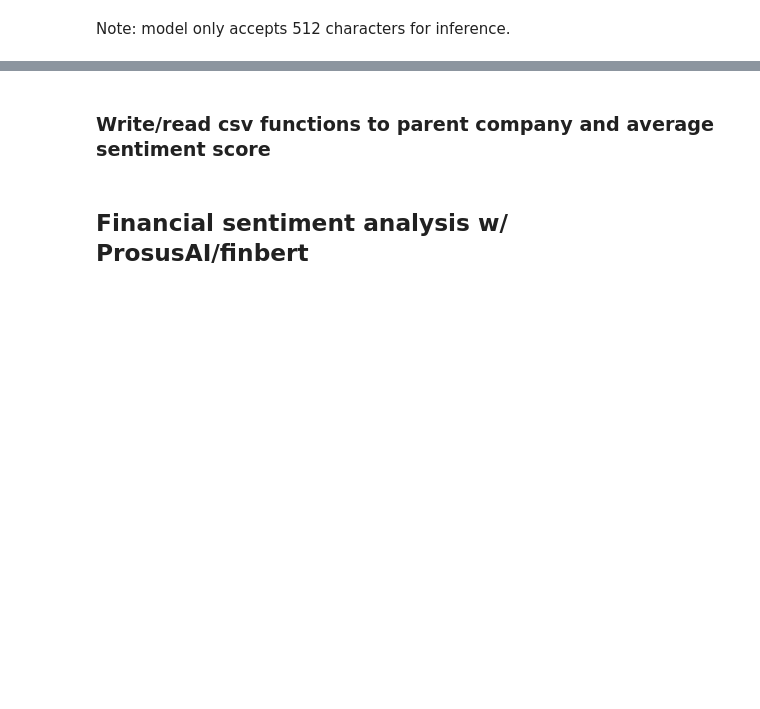
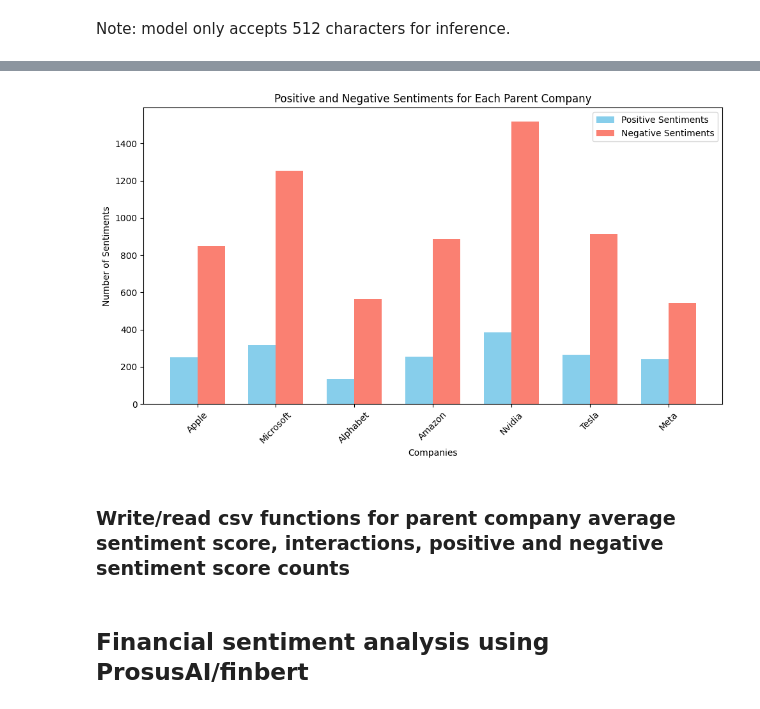
Before and after one commit to gulnuravci/financial_sentiment_analysis, a Jupyter notebook: reddit_sentiment_analysis.ipynb, the cells around one changed output, grey strips where cells are left out. Drawn from its saved outputs; the diff is of its cells as text; code cells hidden in the pictures; blank space fills up the shorter version.

```diff
--- a/reddit_sentiment_analysis.ipynb
+++ b/reddit_sentiment_analysis.ipynb
@@ -1373,0 +1574,4 @@ defaultdict(list,
+# %%
+distilbert_no_neutral_positive_sentiments = apple_distilbert_no_neutral_positive_sentiments | microsoft_distilbert_no_neutral_positive_sentiments | alphabet_distilbert_no_neutral_positive_sentiments | amazon_distilbert_no_neutral_positive_sentiments | nvidia_distilbert_no_neutral_positive_sentiments | tesla_distilbert_no_neutral_positive_sentiments | meta_distilbert_no_neutral_positive_sentiments
+# %%
+distilbert_no_neutral_negative_sentiments = apple_distilbert_no_neutral_negative_sentiments | microsoft_distilbert_no_neutral_negative_sentiments | alphabet_distilbert_no_neutral_negative_sentiments | amazon_distilbert_no_neutral_negative_sentiments | nvidia_distilbert_no_neutral_negative_sentiments | tesla_distilbert_no_neutral_negative_sentiments | meta_distilbert_no_neutral_negative_sentiments
@@ -1430,4 +1679,24 @@ def visualize_overall_interaction(interaction_data):
   plt.title('Overall Interaction for Each Parent Company')
   plt.gca().invert_yaxis()  # Invert y-axis to display the company with the highest interaction on top
   plt.show()
+# %%
+def visualize_positive_negative_sentiments(positive_sentiment_data, negative_sentiment_data):
+  companies = list(positive_sentiment_data.keys())
+  positive_sentiments = [positive_sentiment_data[company] for company in companies]
+  negative_sentiments = [negative_sentiment_data[company] for company in companies]
+
+  bar_width = 0.35
+  index = np.arange(len(companies))
+
+  plt.figure(figsize=(10, 6))
+  plt.bar(index, positive_sentiments, bar_width, label='Positive Sentiments', color='skyblue')
+  plt.bar(index + bar_width, negative_sentiments, bar_width, label='Negative Sentiments', color='salmon')
+
+  plt.xlabel('Companies')
+  plt.ylabel('Number of Sentiments')
+  plt.title('Positive and Negative Sentiments for Each Parent Company')
+  plt.xticks(index + bar_width / 2, companies, rotation=45)
+  plt.legend()
+  plt.tight_layout()
+  plt.show()
 # %%
@@ -1441,3 +1710,8 @@ visualize_overall_interaction(interactions)
+# %%
+visualize_positive_negative_sentiments(distilbert_no_neutral_positive_sentiments,
+                                       distilbert_no_neutral_negative_sentiments)
+# %% [output]
+[figure, added]
 # %% [markdown]
-### Write/read csv functions to parent company and average sentiment score
+### Write/read csv functions for parent company average sentiment score, interactions, positive and negative sentiment score counts
 # %%
@@ -1488,5 +1790,5 @@ write_company_sentiments_to_csv(data=average_sentiments, csv_filename="default_a
 # %% [markdown]
-## Financial sentiment analysis w/ ProsusAI/finbert
+## Financial sentiment analysis using ProsusAI/finbert
 # %%
 finbert_client = InferenceClient(model="ProsusAI/finbert", token=userdata.get('HF_TOKEN_READ'))
 # %%
```
Also changed, not shown: parts of 197 cells of this notebook.
